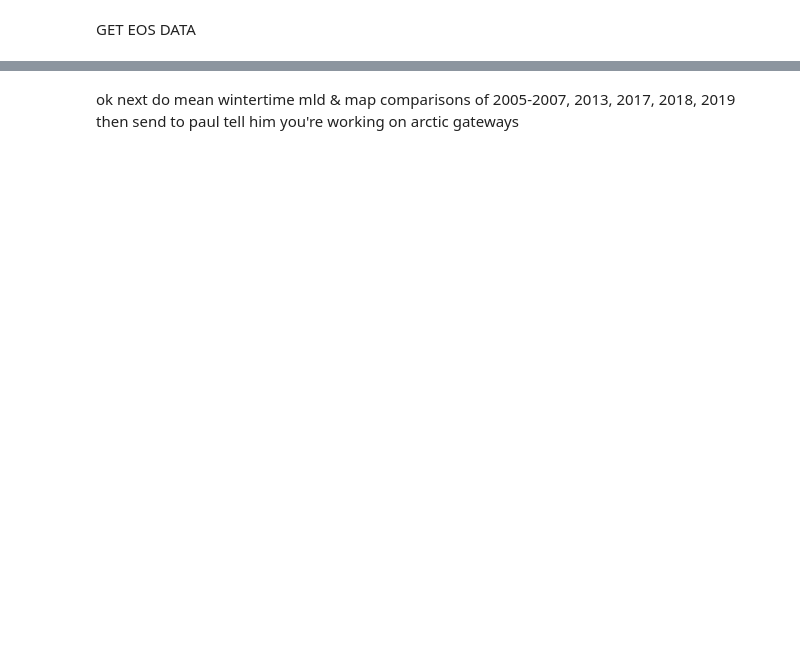
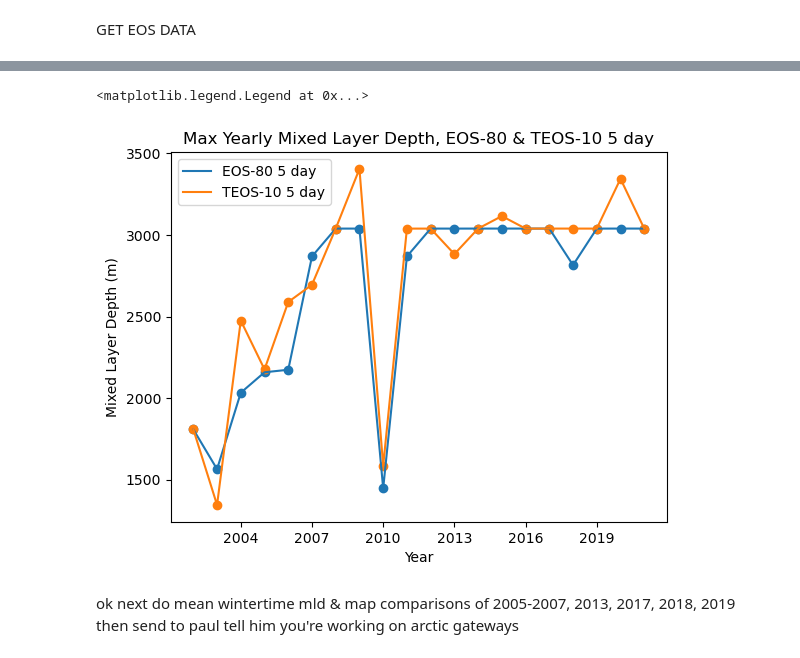
Before and after one commit to gekirkpatrick/NEMO-Analysis-Base-Scripts, a Jupyter notebook: mldteos.ipynb, the cells around one changed output, grey strips where cells are left out. Saved outputs shown, nothing was run; the diff lists cells and outputs as text; code cells hidden in the pictures; blank space fills up the shorter version.

```diff
--- a/mldteos.ipynb
+++ b/mldteos.ipynb
@@ -272,17 +135,20 @@ plt.legend()
 # %%
-plt.scatter(years, eos5)
-plt.plot(years, eos5, label = 'EOS-80 5 day')
-plt.scatter(years, teos5)
-plt.plot(years, teos5, label ='TEOS-10 5 day')
+plt.scatter(years, eos5max)
+plt.plot(years, eos5max, label = 'EOS-80 5 day')
+plt.scatter(years, teos5max)
+plt.plot(years, teos5max, label ='TEOS-10 5 day')
 #plt.axvline(2013, c = 'red')
 #plt.axvline(2018, c = 'red')
 #plt.axvline(2004, c = 'red')
 #plt.axvline(2005, c = 'red')
 #plt.axvline(2006, c = 'red')
 #plt.axvline(2007, c = 'red')
 
 plt.xlabel('Year')
 plt.ylabel('Mixed Layer Depth (m)')
 plt.title('Max Yearly Mixed Layer Depth, EOS-80 & TEOS-10 5 day')
 plt.gca().xaxis.set_major_locator(MaxNLocator(nbins=7))
 plt.legend()
+# %% [output]
+<matplotlib.legend.Legend at 0x...>
+[figure, added]
```
Also changed, not shown: parts of 23 cells of this notebook, 13 other files.
